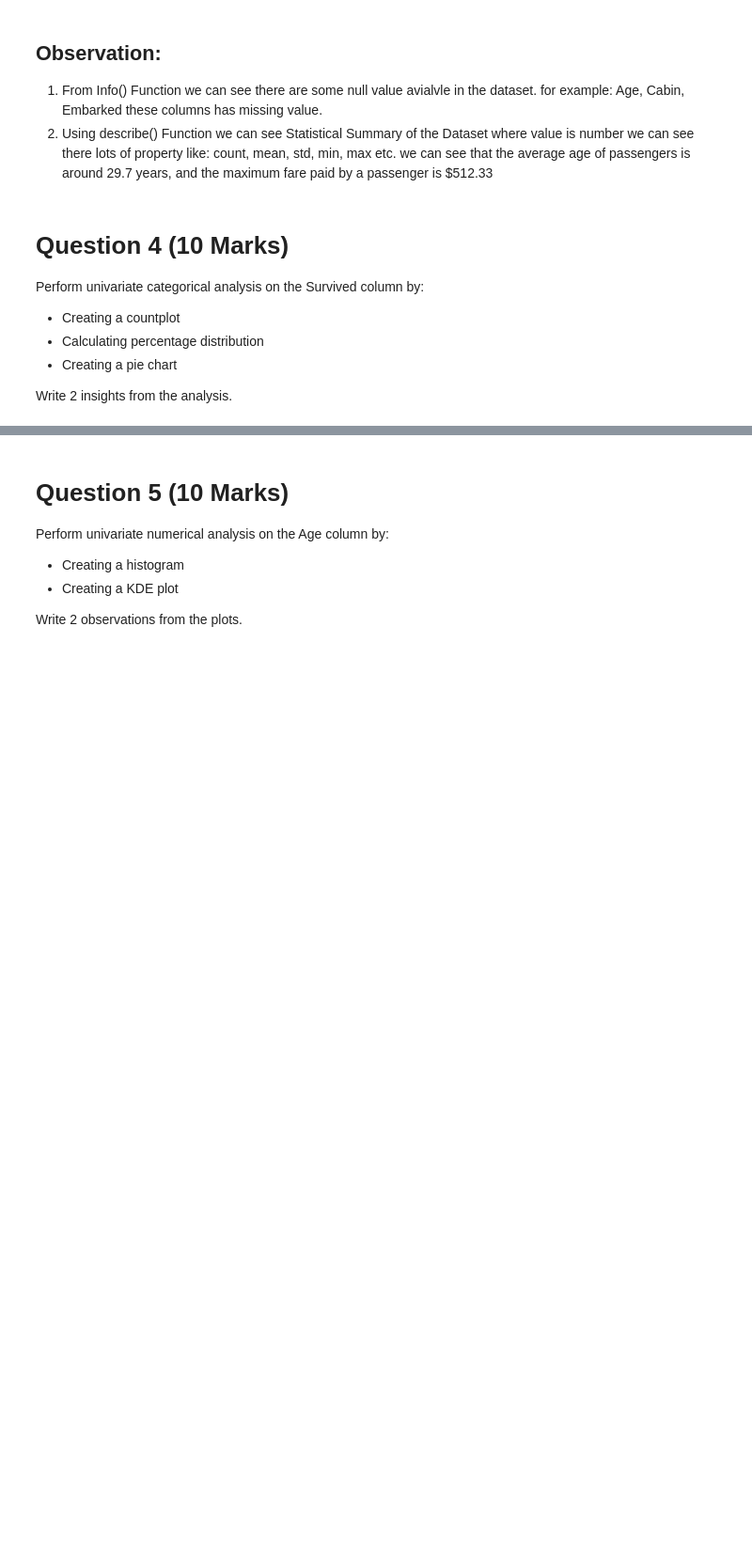
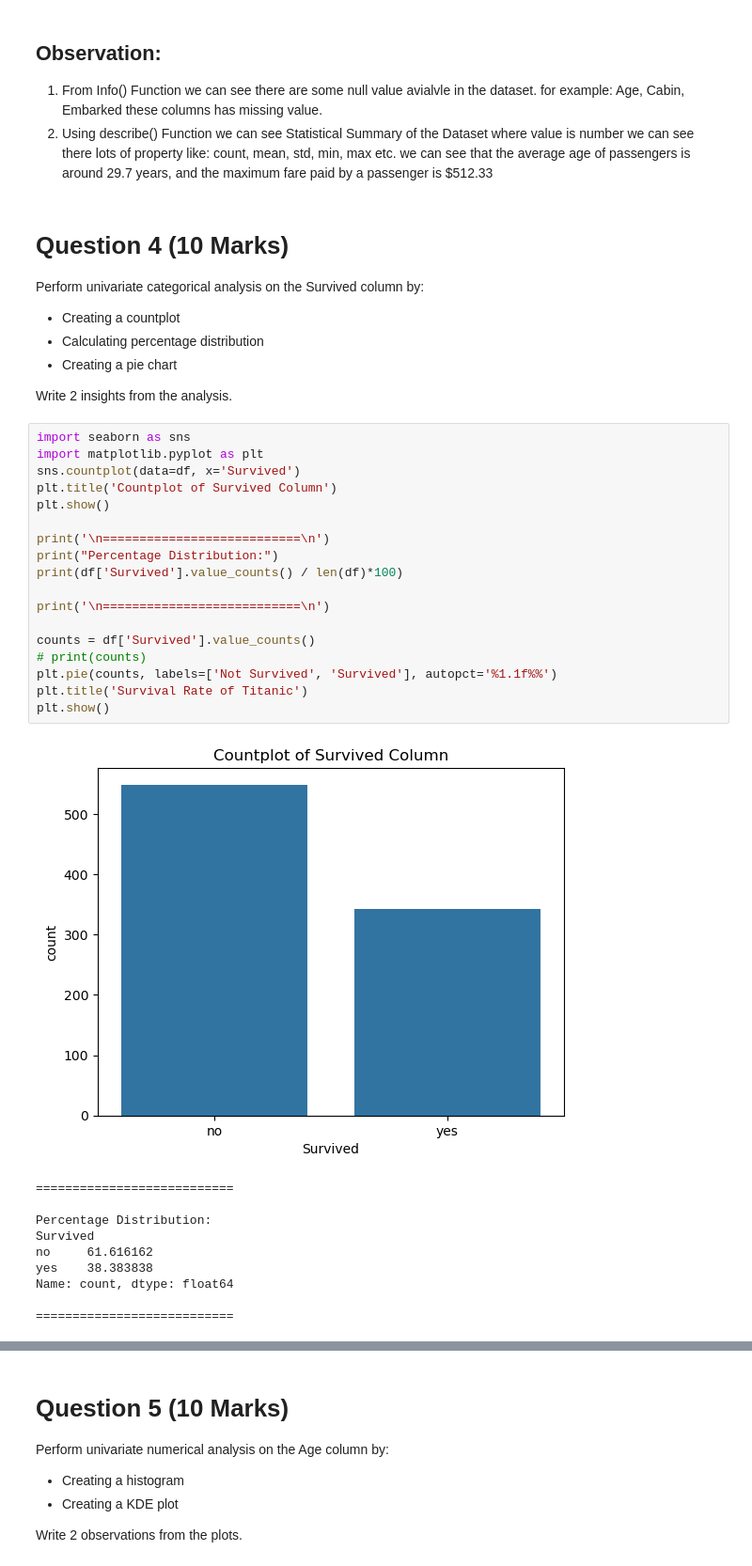
Before and after one commit to swdrana/Artificial-Intelligent-Machine-Learning, a Jupyter notebook: 02. Machine Learning/Module 04 ML Assignment 01/ML_Assignment_01_MY_EXAM_ANSWER.ipynb, the cells around one changed output, grey strips where cells are left out. Shown at 94% size. Saved outputs shown, nothing was run; the diff lists cells and outputs as text; blank space fills up the shorter version.

```diff
--- a/02. Machine Learning/Module 04 ML Assignment 01/ML_Assignment_01_MY_EXAM_ANSWER.ipynb
+++ b/02. Machine Learning/Module 04 ML Assignment 01/ML_Assignment_01_MY_EXAM_ANSWER.ipynb
@@ -137,3 +137,32 @@ Perform univariate categorical analysis on the Survived column by:
 - Creating a pie chart
 
 Write 2 insights from the analysis.
+# %%
+import seaborn as sns
+import matplotlib.pyplot as plt
+sns.countplot(data=df, x='Survived')
+plt.title('Countplot of Survived Column')
+plt.show()
+
+print('\n===========================\n')
+print("Percentage Distribution:")
+print(df['Survived'].value_counts() / len(df)*100)
+
+print('\n===========================\n')
+
+counts = df['Survived'].value_counts()
+# print(counts)
+plt.pie(counts, labels=['Not Survived', 'Survived'], autopct='%1.1f%%')
+plt.title('Survival Rate of Titanic')
+plt.show()
+# %% [output]
+[figure, added]
+===========================
+
+Percentage Distribution:
+Survived
+no     61.616162
+yes    38.383838
+Name: count, dtype: float64
+
+===========================
```
Also changed, not shown: parts of 2 cells of this notebook.
